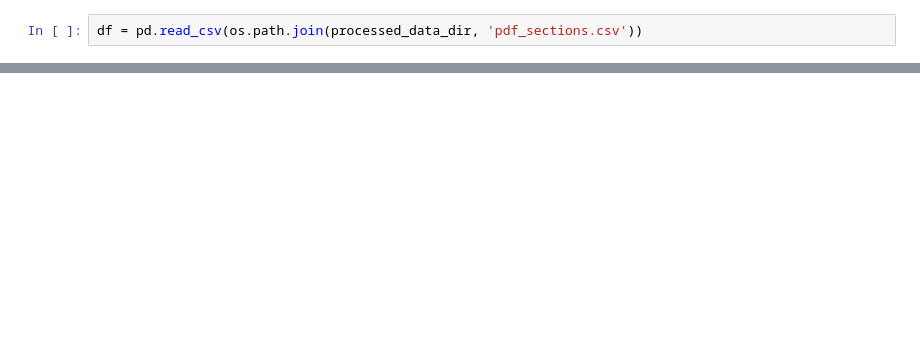
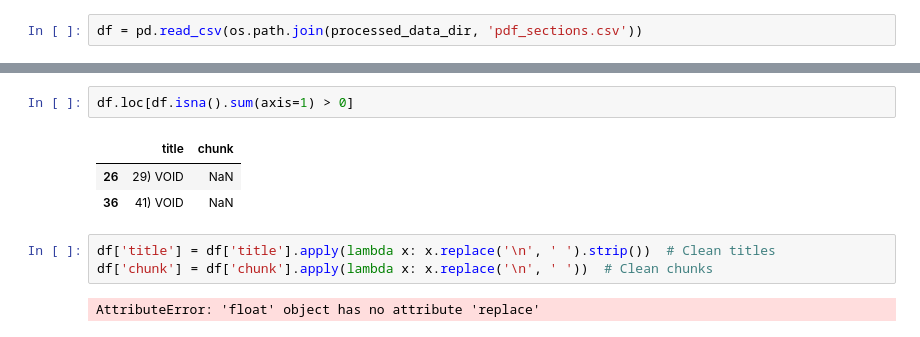
Before and after one commit to FabienRoussel/F1-regulation-RAG-2025, a Jupyter notebook: src/processing/processing_text.ipynb, the cells around one changed output, grey strips where cells are left out. Saved outputs shown, nothing was run; the diff lists cells and outputs as text; blank space fills up the shorter version.

```diff
--- a/src/processing/processing_text.ipynb
+++ b/src/processing/processing_text.ipynb
@@ -193,0 +235,11 @@ df.head()  # Display the first few rows of the DataFrame
+# %%
+df.loc[df.isna().sum(axis=1) > 0]
+# %% [output]
+|  | title | chunk |
+| 26 | 29) VOID | NaN |
+| 36 | 41) VOID | NaN |
+# %%
+df['title'] = df['title'].apply(lambda x: x.replace('\n', ' ').strip())  # Clean titles
+df['chunk'] = df['chunk'].apply(lambda x: x.replace('\n', ' '))  # Clean chunks
+# %% [output]
+AttributeError: 'float' object has no attribute 'replace'
```
Also changed, not shown: parts of 9 cells of this notebook, 3 other files.
